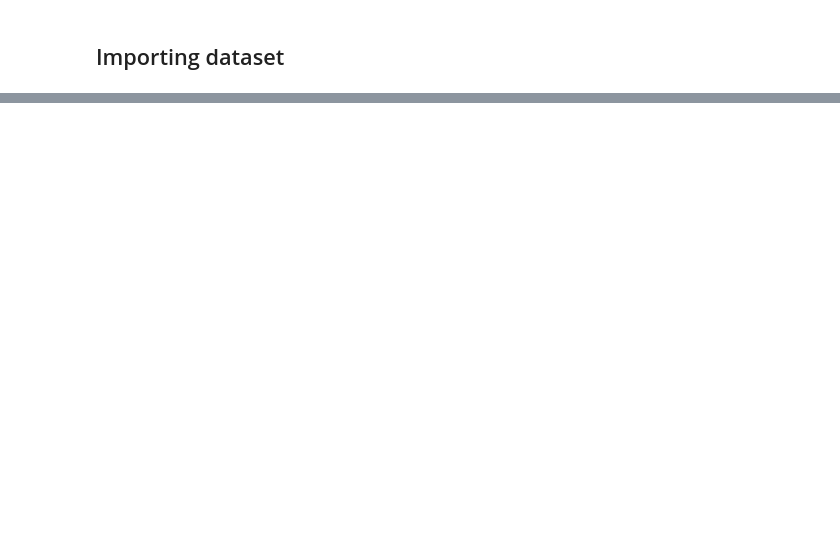
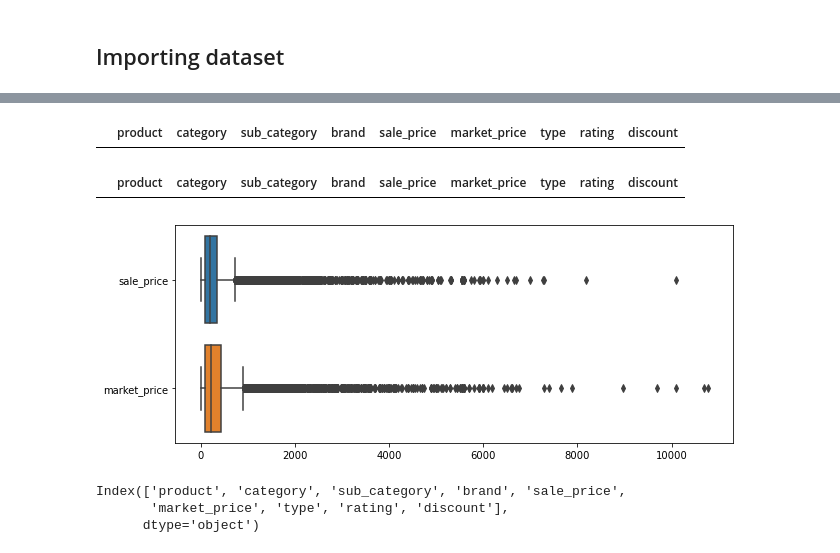
Before and after one commit to Ritzxk/Big-Bazaar-Products-Dataset, a Jupyter notebook: bigbazaar/BigBazaar eda project.ipynb, the cells around one changed output, grey strips where cells are left out. Cells and saved outputs as stored; diff of their text form; code cells hidden in the pictures; blank space fills up the shorter version.

```diff
--- a/bigbazaar/BigBazaar eda project.ipynb
+++ b/bigbazaar/BigBazaar eda project.ipynb
@@ -124,0 +280,4 @@ dtype: int64
+# %%
+df=df.loc[df["sale_price"]<11000]
+df=df.loc[df["market_price"]<11000]
+df.head()
@@ -124,0 +291,20 @@ dtype: int64
+# %%
+df.loc[df.sale_price>11000]
+# %% [output]
+|  | product | category | sub_category | brand | sale_price | market_price | type | rating | discount |
+# %%
+df.loc[df.market_price>11000]
+# %% [output]
+|  | product | category | sub_category | brand | sale_price | market_price | type | rating | discount |
+# %%
+plt.figure(figsize=[10,4])
+sns.boxplot(data=df[["sale_price", "market_price"]], orient="h")
+plt.show()
+# %% [output]
+[figure, added]
+# %%
+df.columns
+# %% [output]
+Index(['product', 'category', 'sub_category', 'brand', 'sale_price',
+       'market_price', 'type', 'rating', 'discount'],
+      dtype='object')
```
Also changed, not shown: parts of 66 cells of this notebook.
